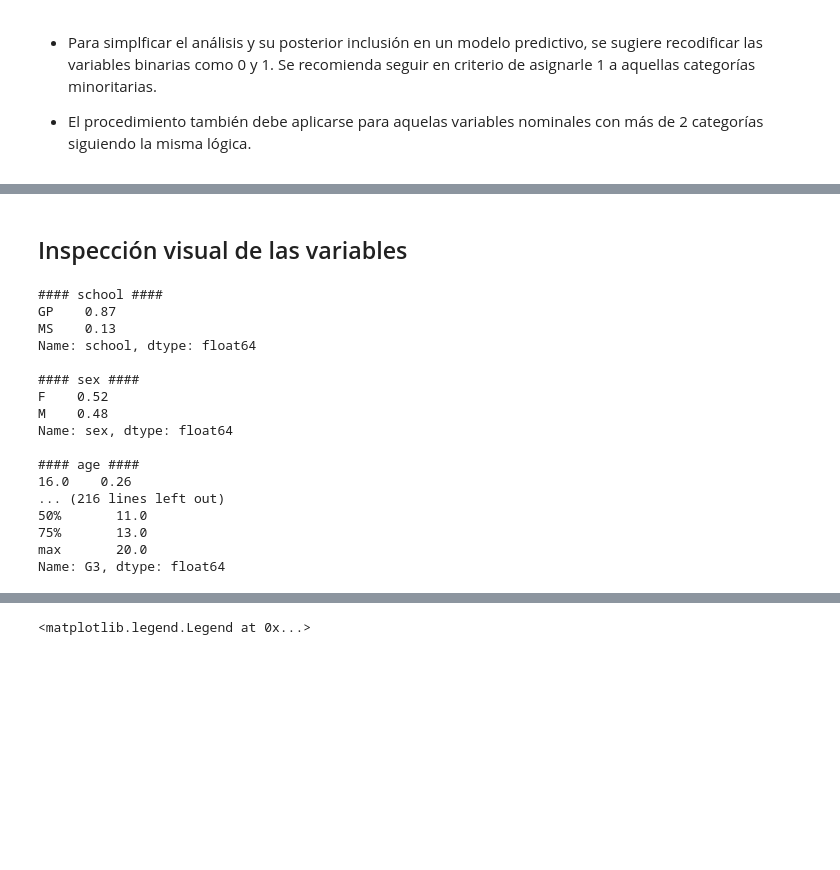
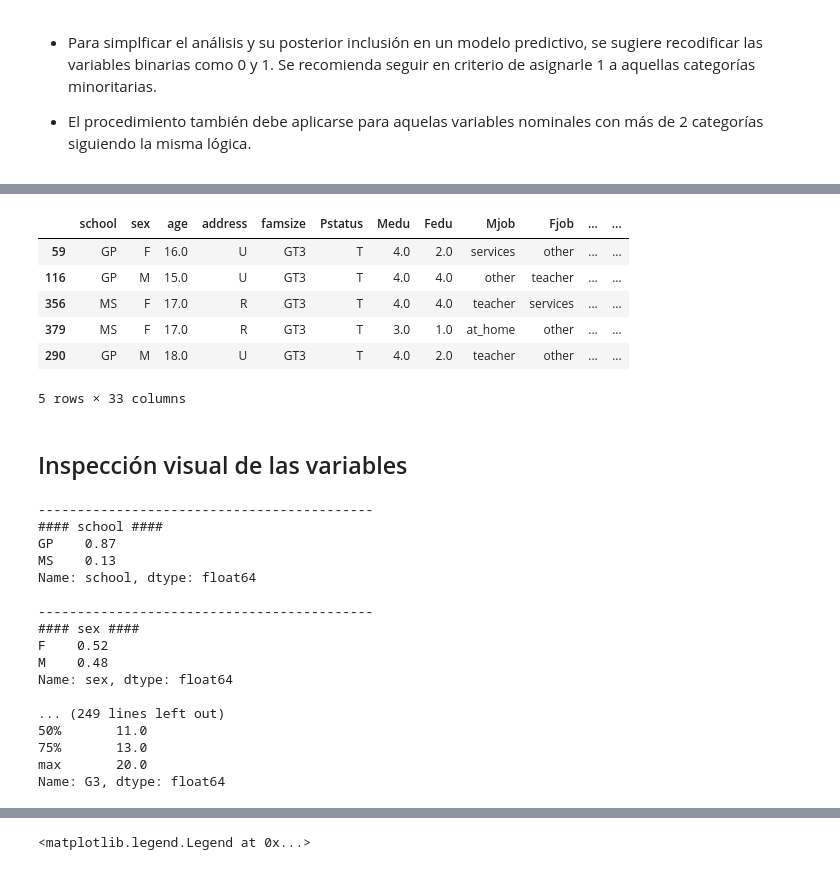
Before and after one commit to vidalchile/data_science_g14, a Jupyter notebook: prueba-fundamentos-data-science/prueba_hito_2_cristian_vidal/desafío_2_rendimiento_escolar_cristian_vidal.ipynb, the cells around one changed output, grey strips where cells are left out. Cells and saved outputs as stored; diff of their text form; code cells hidden in the pictures; blank space fills up the shorter version.

```diff
--- a/prueba-fundamentos-data-science/prueba_hito_2_cristian_vidal/desafío_2_rendimiento_escolar_cristian_vidal.ipynb
+++ b/prueba-fundamentos-data-science/prueba_hito_2_cristian_vidal/desafío_2_rendimiento_escolar_cristian_vidal.ipynb
@@ -272,29 +297,41 @@ memory usage: 54.4+ KB
+# %%
+df_dropped.sample(5)
+# %% [output]
+|  | school | sex | age | address | famsize | Pstatus | Medu | Fedu | Mjob | Fjob | ... | ... |
+| 59 | GP | F | 16.0 | U | GT3 | T | 4.0 | 2.0 | services | other | ... | ... |
+| 116 | GP | M | 15.0 | U | GT3 | T | 4.0 | 4.0 | other | teacher | ... | ... |
+| 356 | MS | F | 17.0 | R | GT3 | T | 4.0 | 4.0 | teacher | services | ... | ... |
+| 379 | MS | F | 17.0 | R | GT3 | T | 3.0 | 1.0 | at_home | other | ... | ... |
+| 290 | GP | M | 18.0 | U | GT3 | T | 4.0 | 2.0 | teacher | other | ... | ... |
+5 rows × 33 columns
 # %% [markdown]
 ## Inspección visual de las variables
 # %%
 for i in df.columns:
     if len(df_dropped[i].value_counts()) < 10 or df_dropped[i].dtypes == 'object':
+        print('-------------------------------------------')
         print('#### {} ####'.format(i))
         print(round(df_dropped[i].value_counts('%'),2))
         print()
     else:
+        print('-------------------------------------------')
         print('#### {} ####'.format(i))
         print(round(df_dropped[i].describe()))
         print()
 # %% [output]
+-------------------------------------------
 #### school ####
 GP    0.87
 MS    0.13
 Name: school, dtype: float64
 
+-------------------------------------------
 #### sex ####
 F    0.52
 M    0.48
 Name: sex, dtype: float64
 
-#### age ####
-16.0    0.26
-... (216 lines left out)
+... (249 lines left out)
 50%       11.0
 75%       13.0
 max       20.0
```
Also changed, not shown: parts of 17 cells of this notebook, 2 other files.
